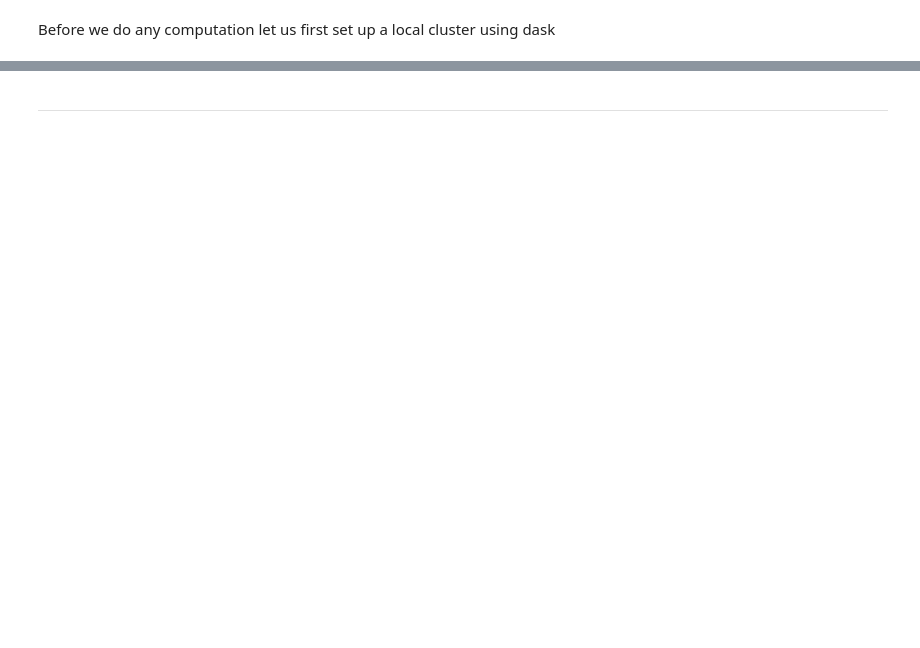
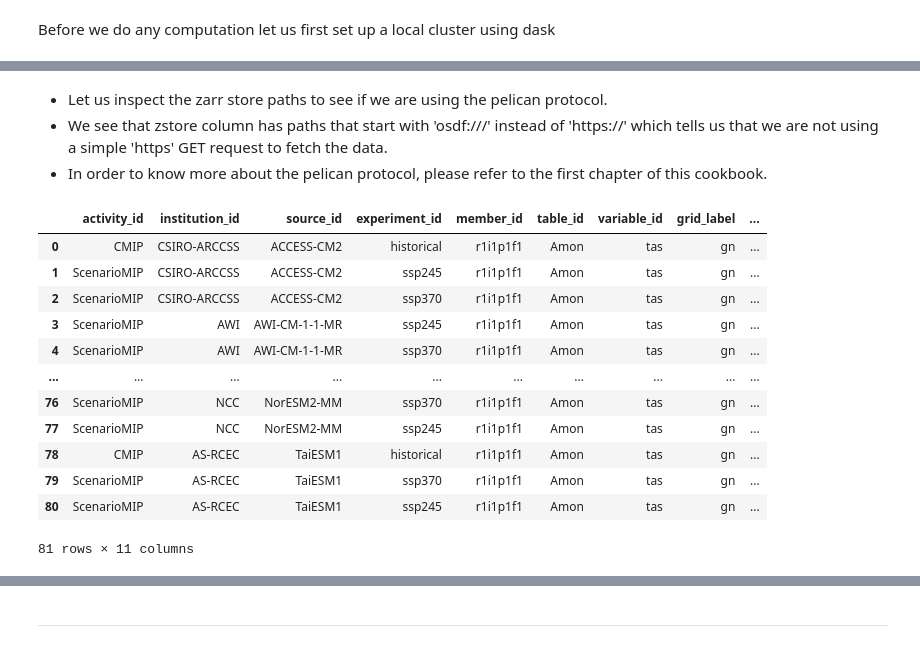
Before and after one commit to jukent/osdf-cookbook, a Jupyter notebook: notebooks/02_cmip6_gmst.ipynb, the cells around one changed output, grey strips where cells are left out. Cells and saved outputs as stored; diff of their text form; code cells hidden in the pictures; blank space fills up the shorter version.

```diff
--- a/notebooks/02_cmip6_gmst.ipynb
+++ b/notebooks/02_cmip6_gmst.ipynb
@@ -190,0 +104,3 @@ We also suggest checking out Jupyter Book's [brief demonstration](https://jupyte
+# %%
+col = intake.open_esm_datastore(cat_url)
+col
@@ -190,0 +124,14 @@ We also suggest checking out Jupyter Book's [brief demonstration](https://jupyte
+# %%
+# there is currently a significant amount of data for these runs
+expts = ['historical', 'ssp245', 'ssp370']
+
+query = dict(
+    experiment_id=expts,
+    table_id='Amon',
+    variable_id=['tas'],
+    member_id = 'r1i1p1f1',
+    #activity_id = 'CMIP',
+)
+
+col_subset = col.search(require_all_on=["source_id"], **query)
+col_subset
@@ -190,0 +153,20 @@ We also suggest checking out Jupyter Book's [brief demonstration](https://jupyte
+# %% [markdown]
+- Let us inspect the zarr store paths to see if we are using the pelican protocol.
+- We see that zstore column has paths that start with 'osdf:///' instead of 'https://' which tells us that we are not using a simple 'https' GET request to fetch the data.
+- In order to know more about the pelican protocol, please refer to the first chapter of this cookbook.
+# %%
+col_subset.df
+# %% [output]
+|  | activity_id | institution_id | source_id | experiment_id | member_id | table_id | variable_id | grid_label | ... |
+| 0 | CMIP | CSIRO-ARCCSS | ACCESS-CM2 | historical | r1i1p1f1 | Amon | tas | gn | ... |
+| 1 | ScenarioMIP | CSIRO-ARCCSS | ACCESS-CM2 | ssp245 | r1i1p1f1 | Amon | tas | gn | ... |
+| 2 | ScenarioMIP | CSIRO-ARCCSS | ACCESS-CM2 | ssp370 | r1i1p1f1 | Amon | tas | gn | ... |
+| 3 | ScenarioMIP | AWI | AWI-CM-1-1-MR | ssp245 | r1i1p1f1 | Amon | tas | gn | ... |
+| 4 | ScenarioMIP | AWI | AWI-CM-1-1-MR | ssp370 | r1i1p1f1 | Amon | tas | gn | ... |
+| ... | ... | ... | ... | ... | ... | ... | ... | ... | ... |
+| 76 | ScenarioMIP | NCC | NorESM2-MM | ssp370 | r1i1p1f1 | Amon | tas | gn | ... |
+| 77 | ScenarioMIP | NCC | NorESM2-MM | ssp245 | r1i1p1f1 | Amon | tas | gn | ... |
+| 78 | CMIP | AS-RCEC | TaiESM1 | historical | r1i1p1f1 | Amon | tas | gn | ... |
+| 79 | ScenarioMIP | AS-RCEC | TaiESM1 | ssp370 | r1i1p1f1 | Amon | tas | gn | ... |
+| 80 | ScenarioMIP | AS-RCEC | TaiESM1 | ssp245 | r1i1p1f1 | Amon | tas | gn | ... |
+81 rows × 11 columns
```
Also changed, not shown: parts of 58 cells of this notebook.
